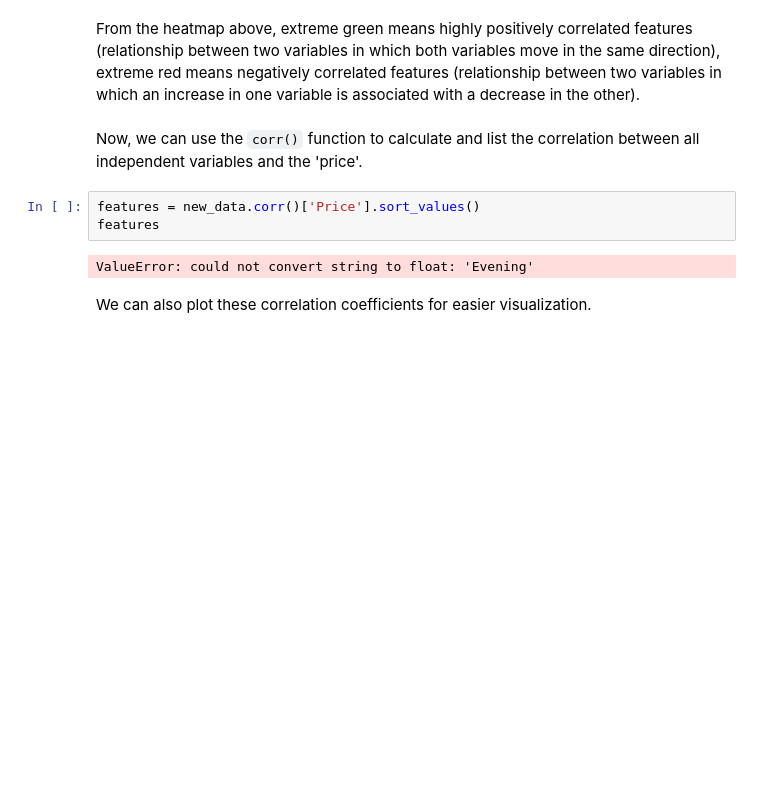
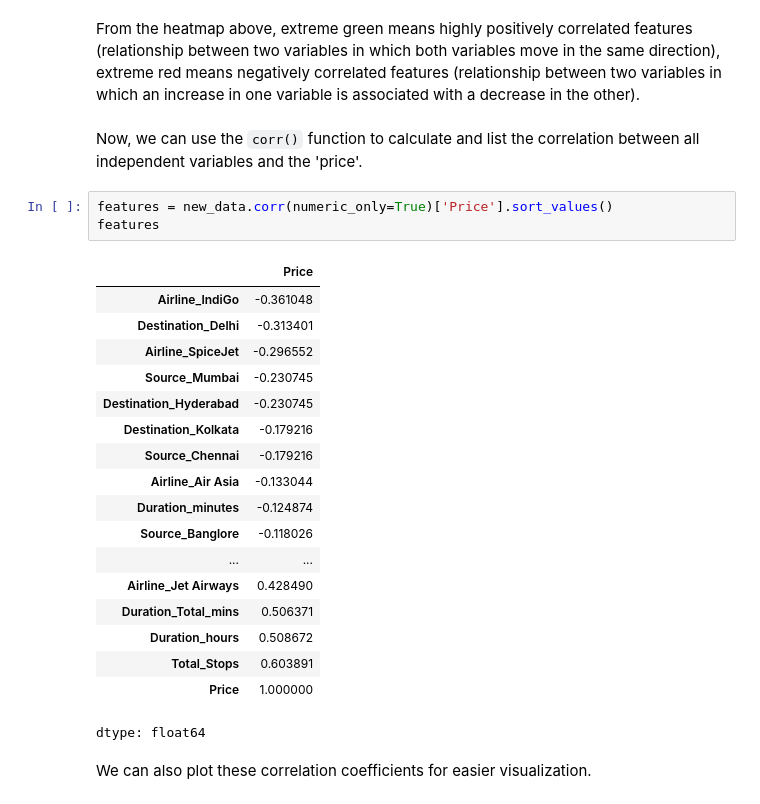
Before and after one commit to farwaharoon195/Netsol, a Jupyter notebook: Feature_Engineering_Lab.ipynb, the cells around one changed output. Drawn from its saved outputs; the diff is of its cells as text; blank space fills up the shorter version.

```diff
--- a/Feature_Engineering_Lab.ipynb
+++ b/Feature_Engineering_Lab.ipynb
@@ -408,10 +408,27 @@ From the heatmap above, extreme green means highly positively correlated feature
 # %% [markdown]
 Now, we can use the `corr()` function to calculate and list the correlation between all independent variables and the 'price'.
 # %%
-features = new_data.corr()['Price'].sort_values()
+features = new_data.corr(numeric_only=True)['Price'].sort_values()
 features
 # %% [output]
+|  | Price |
+| Airline_IndiGo | -0.361048 |
+| Destination_Delhi | -0.313401 |
+| Airline_SpiceJet | -0.296552 |
+| Source_Mumbai | -0.230745 |
+| Destination_Hyderabad | -0.230745 |
+| Destination_Kolkata | -0.179216 |
+| Source_Chennai | -0.179216 |
+| Airline_Air Asia | -0.133044 |
+| Duration_minutes | -0.124874 |
+| Source_Banglore | -0.118026 |
+| ... | ... |
+| Airline_Jet Airways | 0.428490 |
+| Duration_Total_mins | 0.506371 |
+| Duration_hours | 0.508672 |
+| Total_Stops | 0.603891 |
+| Price | 1.000000 |
-ValueError: could not convert string to float: 'Evening'
+dtype: float64
 # %% [markdown]
 We can also plot these correlation coefficients for easier visualization.
 # %%
```
Also changed, not shown: parts of 3 cells of this notebook.
